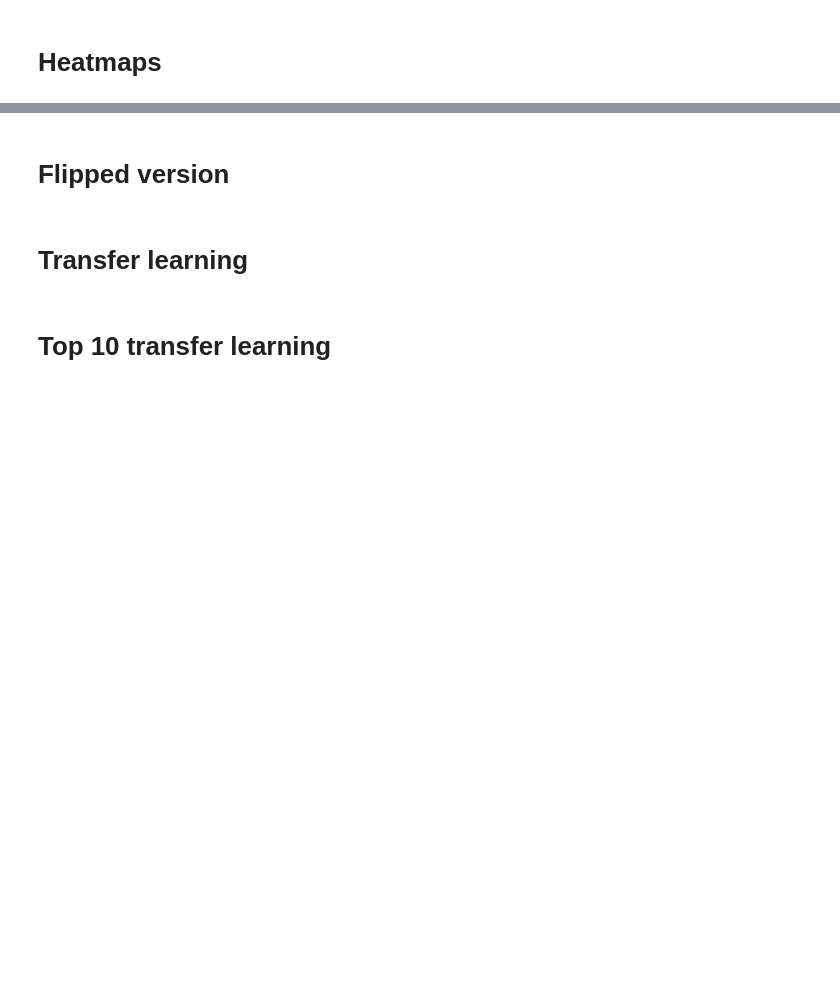
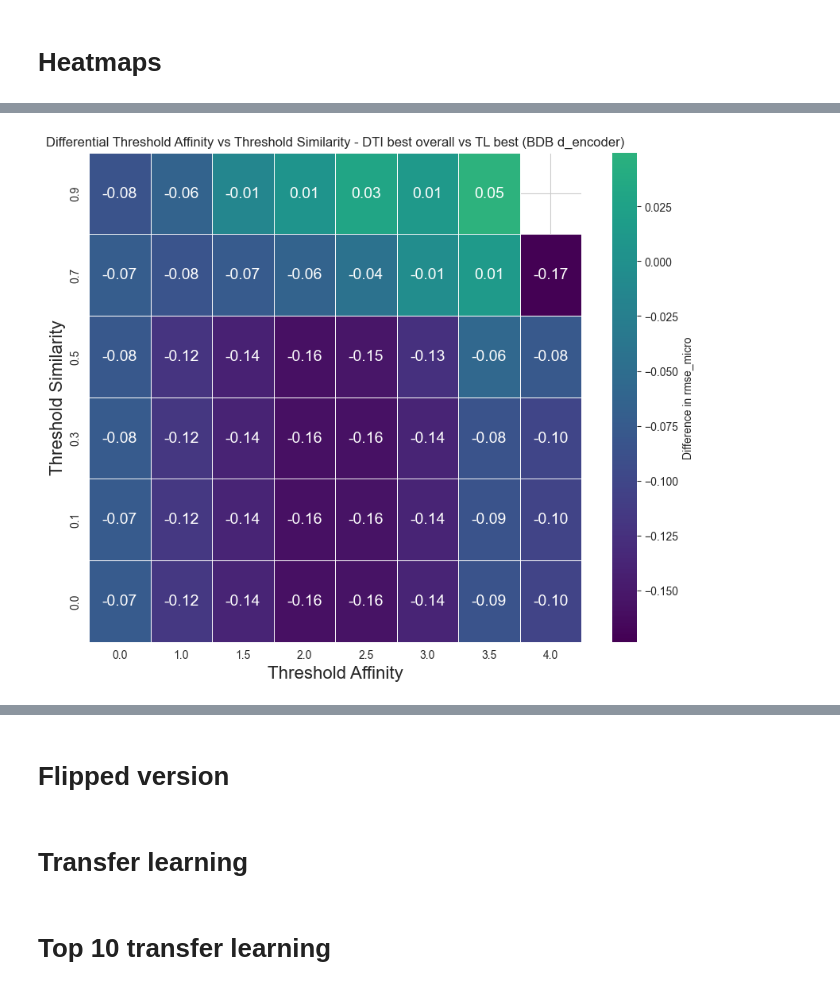
Before and after one commit to reginaib/AC-DTI, a Jupyter notebook: scripts/ds_kiba_postprocess.ipynb, the cells around one changed output, grey strips where cells are left out. Cells and saved outputs as stored; diff of their text form; code cells hidden in the pictures; blank space fills up the shorter version.

```diff
--- a/scripts/ds_kiba_postprocess.ipynb
+++ b/scripts/ds_kiba_postprocess.ipynb
@@ -69 +113,5 @@ get_heatmap(results_best_overall, 'rmse_macro', model_name='DTI_best_vary_all')
+# %%
+get_differential_heatmap(results_best_overall, results, 'rmse_micro', 'DTI best overall vs TL best (BDB d_encoder)')
+# %% [output]
+[figure, added]
 # %%
```
Also changed, not shown: parts of 12 cells of this notebook, 1 other file.
